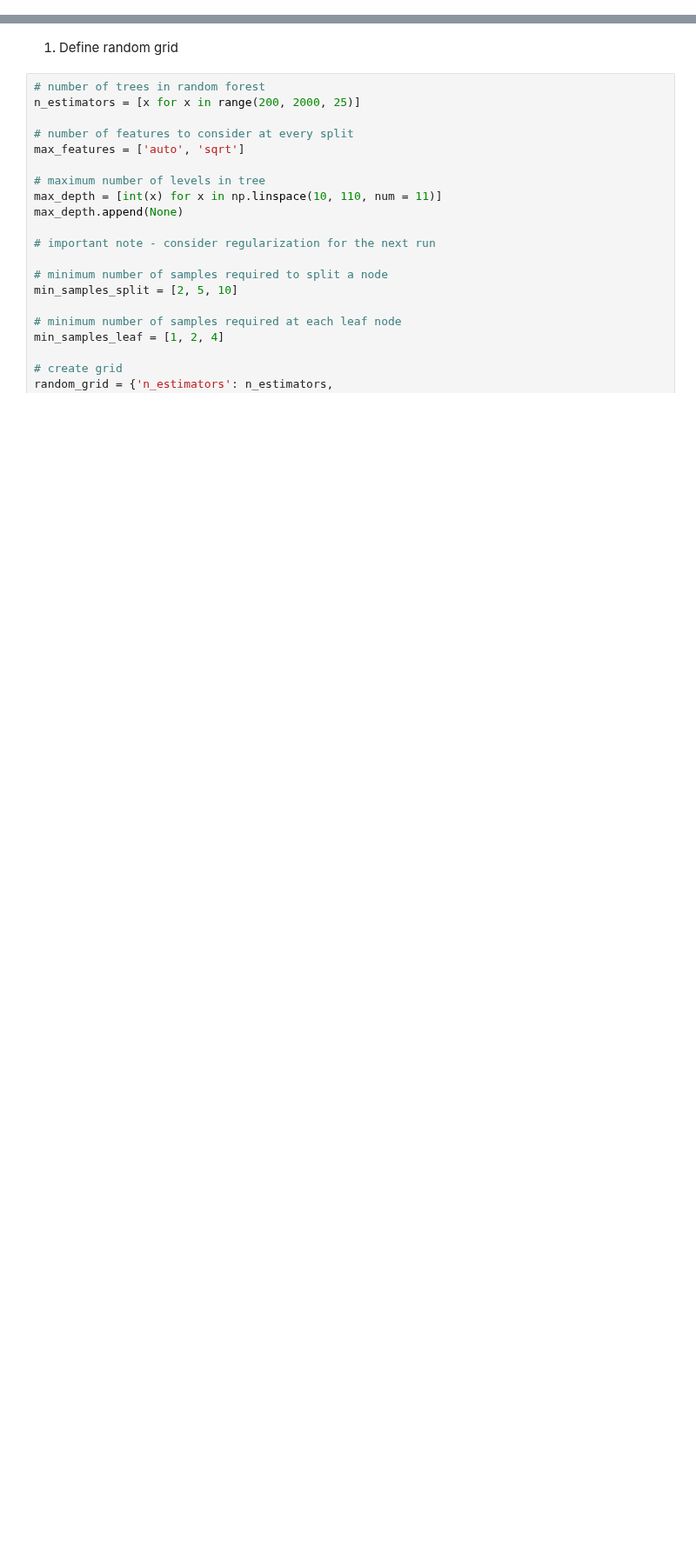
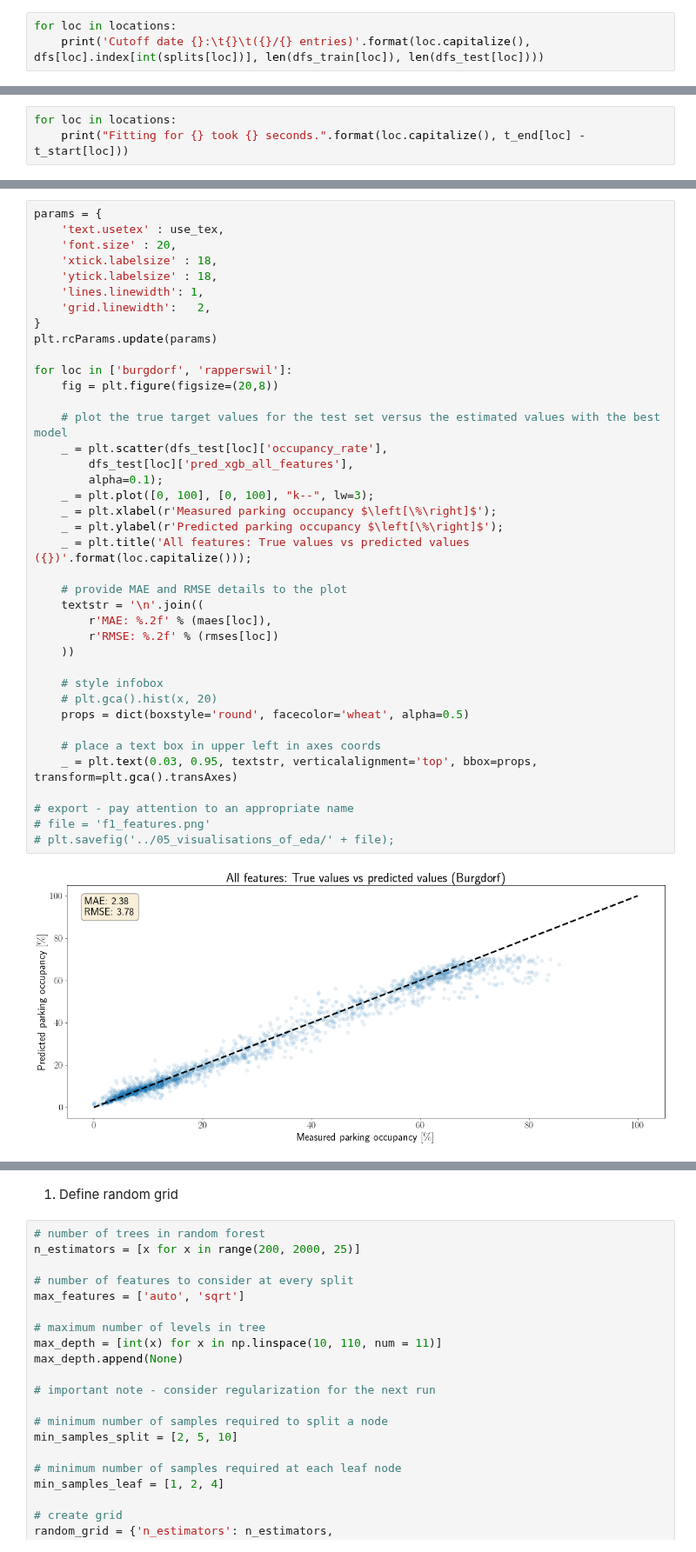
Before and after one commit to christopherkindl/start-hack-2021, a Jupyter notebook: 01_ml/advanced_models.ipynb, the cells around one changed output, grey strips where cells are left out. Shown at 87% size. Drawn from its saved outputs; the diff is of its cells as text; blank space fills up the shorter version.

```diff
--- a/01_ml/advanced_models.ipynb
+++ b/01_ml/advanced_models.ipynb
@@ -151,0 +126,3 @@ For hyperparameter optimization, we apply `random grid search` with cross valida
+# %%
+for loc in locations:
+    print('Cutoff date {}:\t{}\t({}/{} entries)'.format(loc.capitalize(), dfs[loc].index[int(splits[loc])], len(dfs_train[loc]), len(dfs_test[loc])))
@@ -151,0 +329,3 @@ For hyperparameter optimization, we apply `random grid search` with cross valida
+# %%
+for loc in locations:
+    print("Fitting for {} took {} seconds.".format(loc.capitalize(), t_end[loc] - t_start[loc]))
@@ -151,0 +358,41 @@ For hyperparameter optimization, we apply `random grid search` with cross valida
+# %%
+params = {
+    'text.usetex' : use_tex,
+    'font.size' : 20,
+    'xtick.labelsize' : 18,
+    'ytick.labelsize' : 18,
+    'lines.linewidth': 1,
+    'grid.linewidth':   2,
+}
+plt.rcParams.update(params)
+
+for loc in ['burgdorf', 'rapperswil']:
+    fig = plt.figure(figsize=(20,8))
+
+    # plot the true target values for the test set versus the estimated values with the best model
+    _ = plt.scatter(dfs_test[loc]['occupancy_rate'],
+        dfs_test[loc]['pred_xgb_all_features'],
+        alpha=0.1);
+    _ = plt.plot([0, 100], [0, 100], "k--", lw=3);
+    _ = plt.xlabel(r'Measured parking occupancy $\left[\%\right]$');
+    _ = plt.ylabel(r'Predicted parking occupancy $\left[\%\right]$');
+    _ = plt.title('All features: True values vs predicted values ({})'.format(loc.capitalize()));
+
+    # provide MAE and RMSE details to the plot
+    textstr = '\n'.join((
+        r'MAE: %.2f' % (maes[loc]),
+        r'RMSE: %.2f' % (rmses[loc])
+    ))
+
+    # style infobox
+    # plt.gca().hist(x, 20)
+    props = dict(boxstyle='round', facecolor='wheat', alpha=0.5)
+
+    # place a text box in upper left in axes coords
+    _ = plt.text(0.03, 0.95, textstr, verticalalignment='top', bbox=props, transform=plt.gca().transAxes)
+
+# export - pay attention to an appropriate name
+# file = 'f1_features.png'
+# plt.savefig('../05_visualisations_of_eda/' + file);
+# %% [output]
+[figure, added]
```
Also changed, not shown: parts of 81 cells of this notebook.
